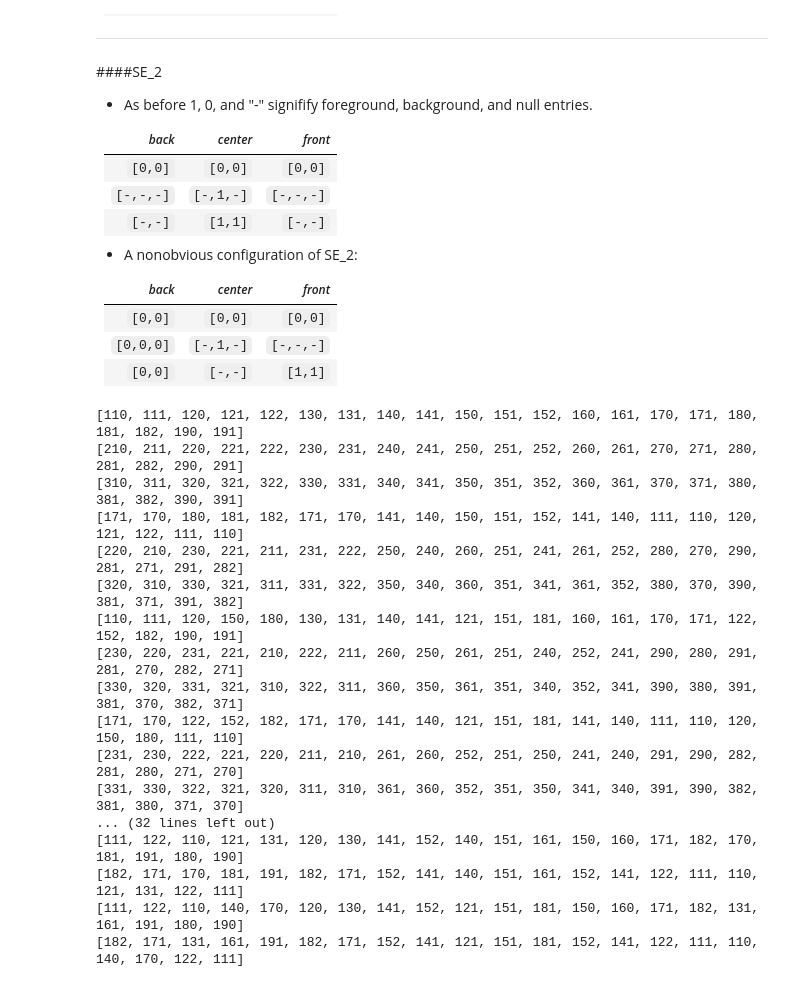
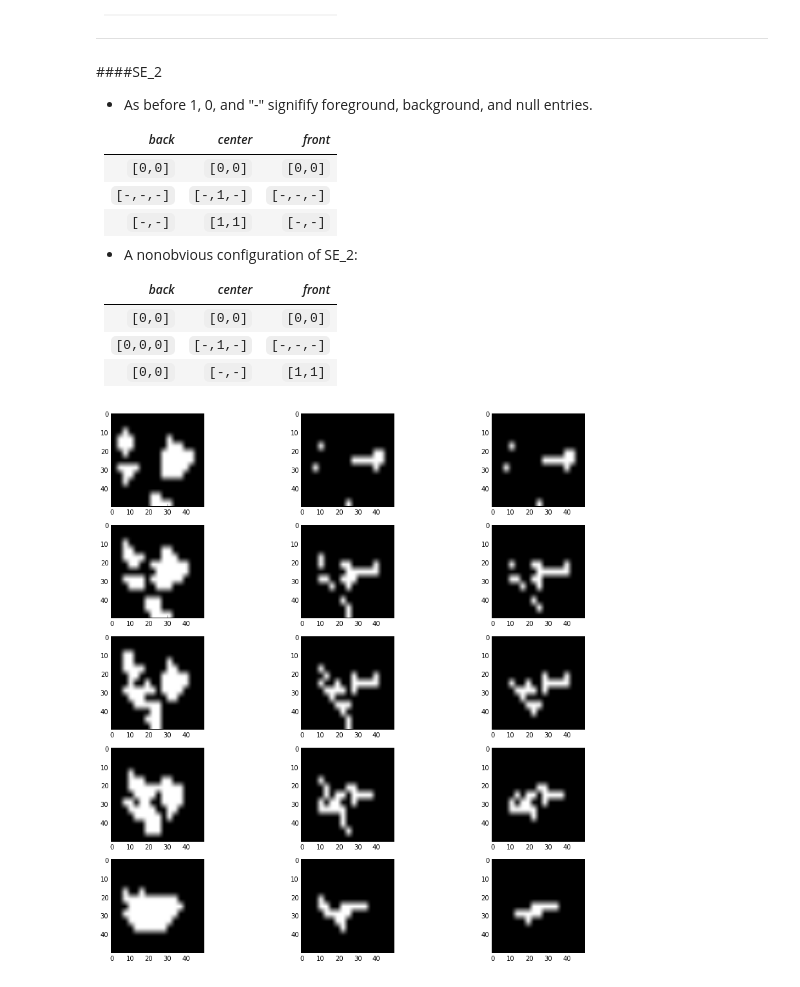
Before and after one commit to rmorshea/niffte-tracker3d, a Jupyter notebook: tracker3d_cpp/bin_thin.ipynb, the cells around one changed output. Cells and saved outputs as stored; diff of their text form; code cells hidden in the pictures.

Commit message:
bin_thin3dh tested and generally corrected. plots of thinning also shown using modified make_png function

```diff
--- a/tracker3d_cpp/bin_thin.ipynb
+++ b/tracker3d_cpp/bin_thin.ipynb
@@ -813,21 +816,0 @@ C = [[[310,311],[320,321,322],[330,331]],[[340,341],[350,351,352],[360,361]],[[3
-# %%
-for i in gen_rots3dh([A],[B,C],1):
-    print i
-# %% [output]
-[110, 111, 120, 121, 122, 130, 131, 140, 141, 150, 151, 152, 160, 161, 170, 171, 180, 181, 182, 190, 191]
-[210, 211, 220, 221, 222, 230, 231, 240, 241, 250, 251, 252, 260, 261, 270, 271, 280, 281, 282, 290, 291]
-[310, 311, 320, 321, 322, 330, 331, 340, 341, 350, 351, 352, 360, 361, 370, 371, 380, 381, 382, 390, 391]
-[171, 170, 180, 181, 182, 171, 170, 141, 140, 150, 151, 152, 141, 140, 111, 110, 120, 121, 122, 111, 110]
-[220, 210, 230, 221, 211, 231, 222, 250, 240, 260, 251, 241, 261, 252, 280, 270, 290, 281, 271, 291, 282]
-[320, 310, 330, 321, 311, 331, 322, 350, 340, 360, 351, 341, 361, 352, 380, 370, 390, 381, 371, 391, 382]
-[110, 111, 120, 150, 180, 130, 131, 140, 141, 121, 151, 181, 160, 161, 170, 171, 122, 152, 182, 190, 191]
-[230, 220, 231, 221, 210, 222, 211, 260, 250, 261, 251, 240, 252, 241, 290, 280, 291, 281, 270, 282, 271]
-[330, 320, 331, 321, 310, 322, 311, 360, 350, 361, 351, 340, 352, 341, 390, 380, 391, 381, 370, 382, 371]
-[171, 170, 122, 152, 182, 171, 170, 141, 140, 121, 151, 181, 141, 140, 111, 110, 120, 150, 180, 111, 110]
-[231, 230, 222, 221, 220, 211, 210, 261, 260, 252, 251, 250, 241, 240, 291, 290, 282, 281, 280, 271, 270]
-[331, 330, 322, 321, 320, 311, 310, 361, 360, 352, 351, 350, 341, 340, 391, 390, 382, 381, 380, 371, 370]
-... (32 lines left out)
-[111, 122, 110, 121, 131, 120, 130, 141, 152, 140, 151, 161, 150, 160, 171, 182, 170, 181, 191, 180, 190]
-[182, 171, 170, 181, 191, 182, 171, 152, 141, 140, 151, 161, 152, 141, 122, 111, 110, 121, 131, 122, 111]
-[111, 122, 110, 140, 170, 120, 130, 141, 152, 121, 151, 181, 150, 160, 171, 182, 131, 161, 191, 180, 190]
-[182, 171, 131, 161, 191, 182, 171, 152, 141, 121, 151, 181, 152, 141, 122, 111, 110, 140, 170, 122, 111]
@@ -833,0 +884,39 @@ for i in gen_rots3dh([A],[B,C],1):
+# %%
+#Rectilinear
+SE0R = [[[-1,-1], [-1,1,-1], [-1,-1]],
+       [[-1,-1], [1,1,0],   [-1,-1]],
+       [[0,0],  [-1,0,0],  [0,0]]]
+
+SE1R = [[[0,0],  [0,0,0],   [0,0]],
+       [[0,0],   [-1,1,-1], [0,0]],
+       [[-1,1], [1,1,1],   [1,-1]]]
+
+#Hexagonal Plane
+SE1H = [[[0,0], [-1,-1,-1,], [-1,-1]],
+       [[0,0], [-1,1,-1],   [1,1]],
+       [[0,0], [-1,-1,-1],  [-1,-1]]]
+
+SE2H = [[[0,0], [0,-1,-1,], [-1,-1]],
+       [[0,0], [0,1,-1],   [-1,1]],
+       [[0,0], [0,-1,-1],  [-1,-1]]]
+
+SE3H = [[[0,0], [0,0,0],    [0,0]],
+       [[0,0],  [-1,1,-1],  [-1,-1]],
+       [[0,0],  [-1,-1,-1], [1,1]]]
+# %%
+im_list = [np.array(A0)]
+thin_im = A0
+its = 0
+while thin_im!=None:
+    thin_im = bin_thin3dh(thin_im,[SE1R],[SE1H,SE2H,SE3H],0)
+    im_list.append(thin_im)
+    its+=1
+im_list = [im for lay_its in zip(*im_list[:-1]) for im in lay_its]
+
+fig,axes = plt.subplots(nrows=len(A0),ncols=its,figsize=(15,15))
+plot_num=0
+for ax in axes.flat:
+    make_png(gry_to_rgb(im_list[plot_num]),(50,50),ax,save=False)
+    plot_num+=1
+# %% [output]
+[figure, added]
```
Also changed, not shown: parts of 7 cells of this notebook.
